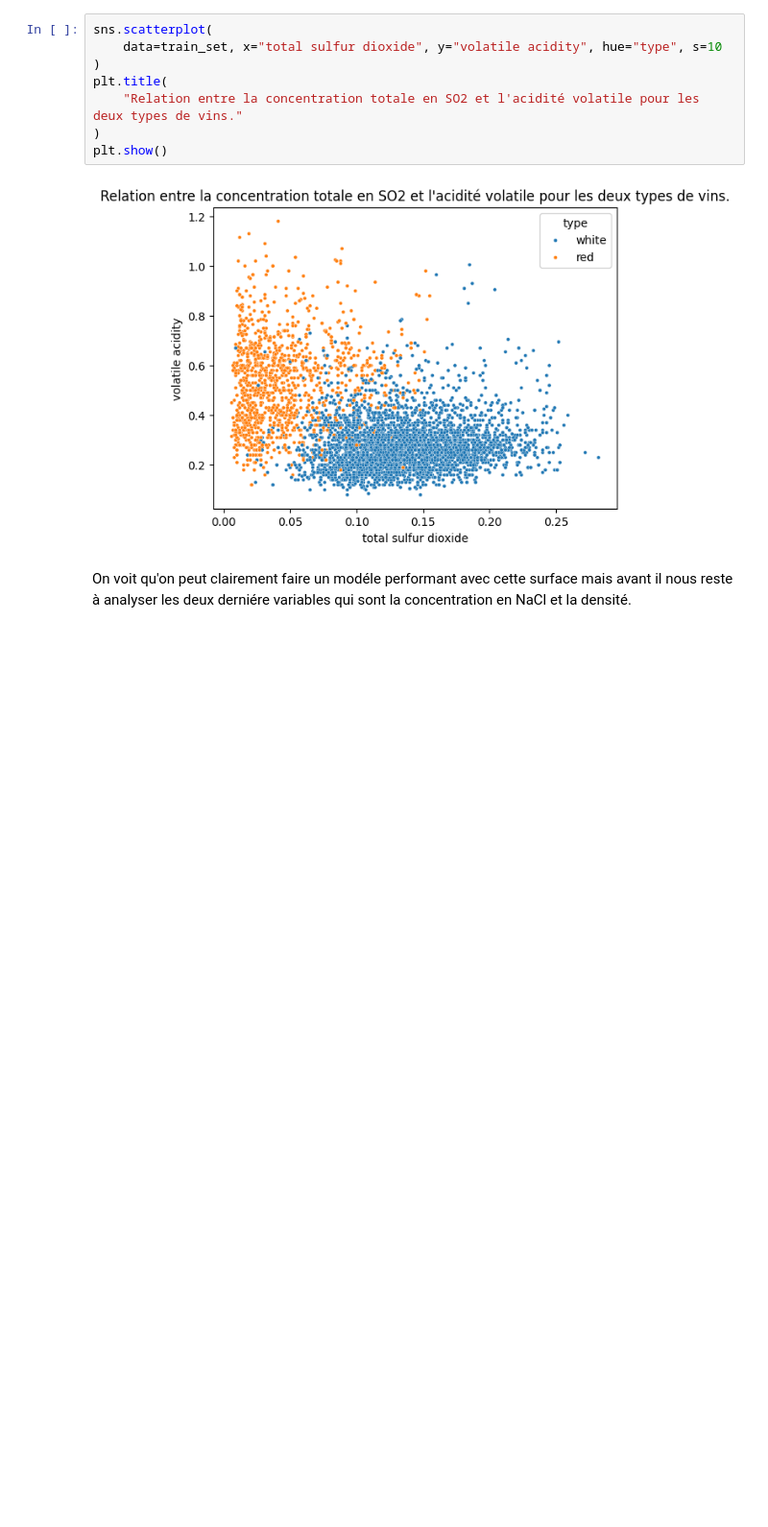
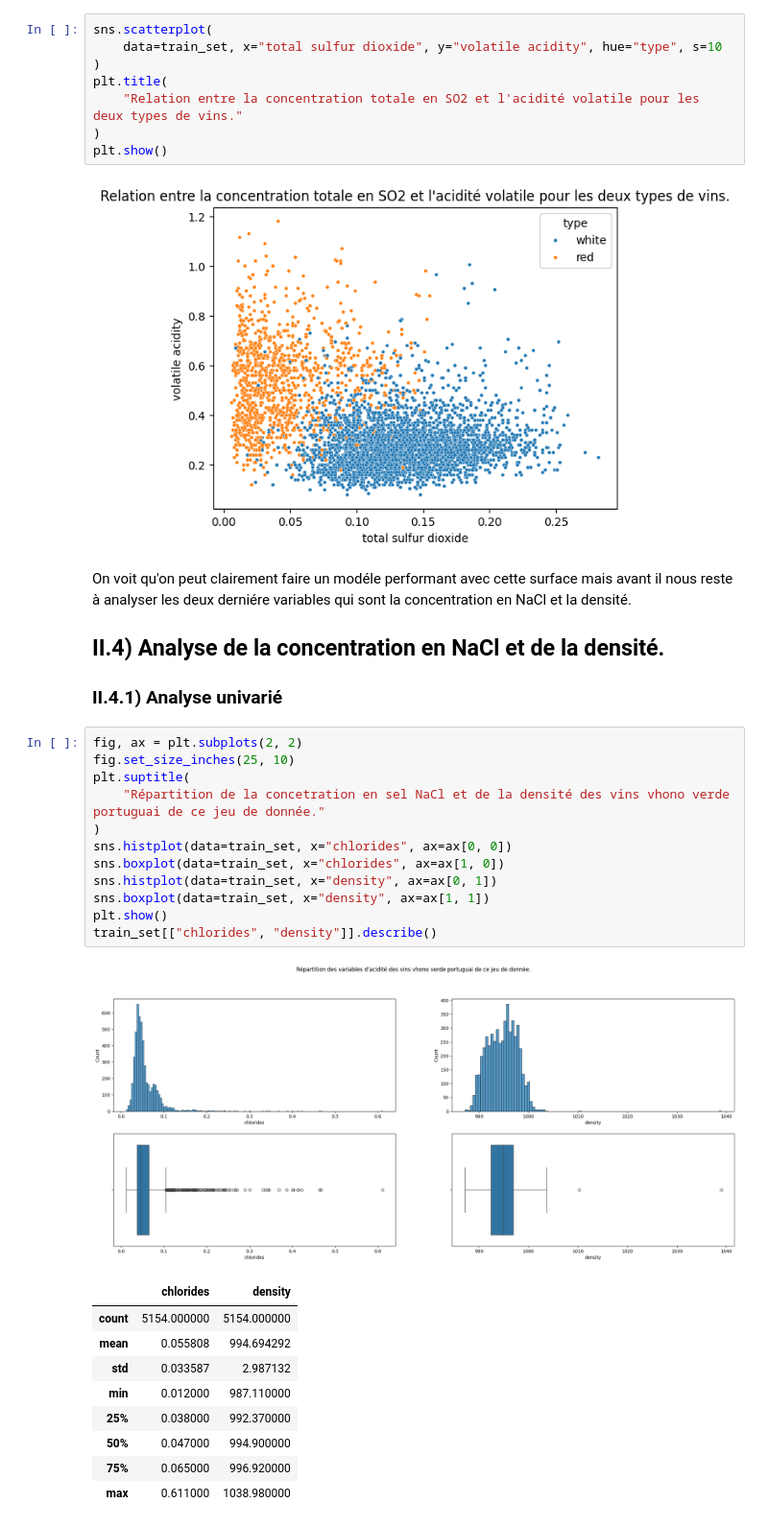
Before and after one commit to fmazur57u/WineTypePrediction, a Jupyter notebook: winePredictionType.ipynb, the cells around one changed output. Shown at 96% size. Cells and saved outputs as stored; diff of their text form; blank space fills up the shorter version.

Commit message:
Finalisation de l'analyse

```diff
--- a/winePredictionType.ipynb
+++ b/winePredictionType.ipynb
@@ -785,3 +785,30 @@ plt.show()
 [figure]
 # %% [markdown]
 On voit qu'on peut clairement faire un modéle performant avec cette surface mais avant il nous reste à analyser les deux derniére variables qui sont la concentration en NaCl et la densité.
+
+## II.4) Analyse de la concentration en NaCl et de la densité.
+
+### II.4.1) Analyse univarié
+# %%
+fig, ax = plt.subplots(2, 2)
+fig.set_size_inches(25, 10)
+plt.suptitle(
+    "Répartition de la concetration en sel NaCl et de la densité des vins vhono verde portuguai de ce jeu de donnée."
+)
+sns.histplot(data=train_set, x="chlorides", ax=ax[0, 0])
+sns.boxplot(data=train_set, x="chlorides", ax=ax[1, 0])
+sns.histplot(data=train_set, x="density", ax=ax[0, 1])
+sns.boxplot(data=train_set, x="density", ax=ax[1, 1])
+plt.show()
+train_set[["chlorides", "density"]].describe()
+# %% [output]
+[figure, added]
+|  | chlorides | density |
+| count | 5154.000000 | 5154.000000 |
+| mean | 0.055808 | 994.694292 |
+| std | 0.033587 | 2.987132 |
+| min | 0.012000 | 987.110000 |
+| 25% | 0.038000 | 992.370000 |
+| 50% | 0.047000 | 994.900000 |
+| 75% | 0.065000 | 996.920000 |
+| max | 0.611000 | 1038.980000 |
```
Also changed, not shown: parts of 13 cells of this notebook.
